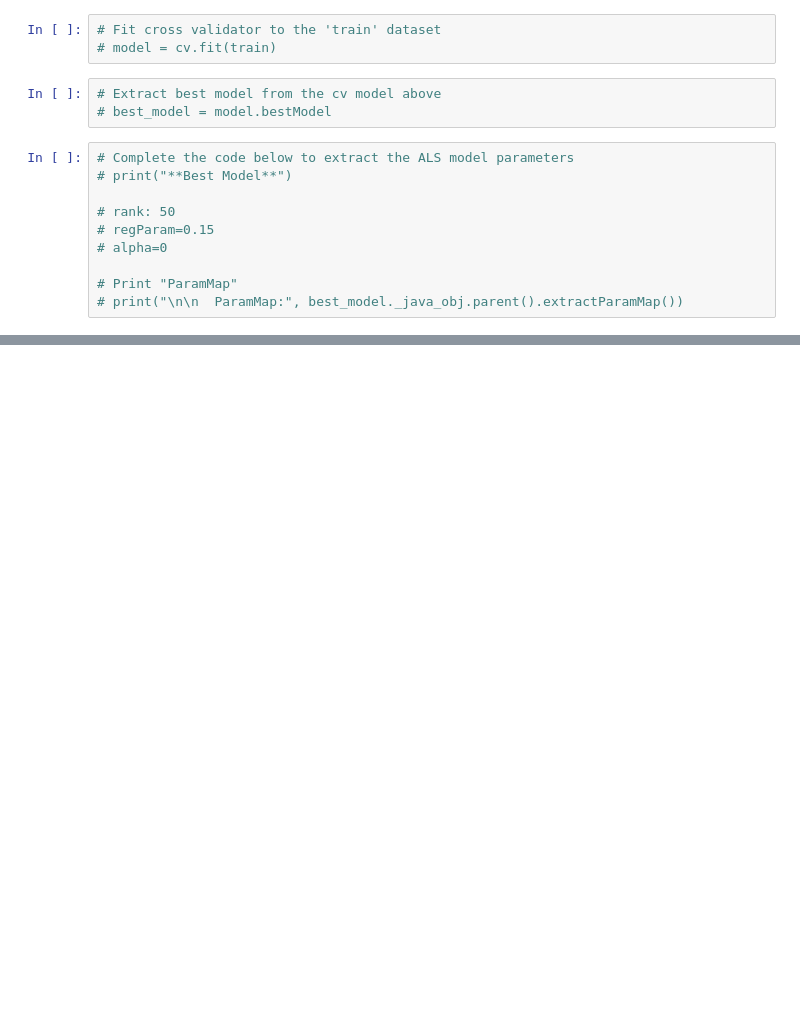
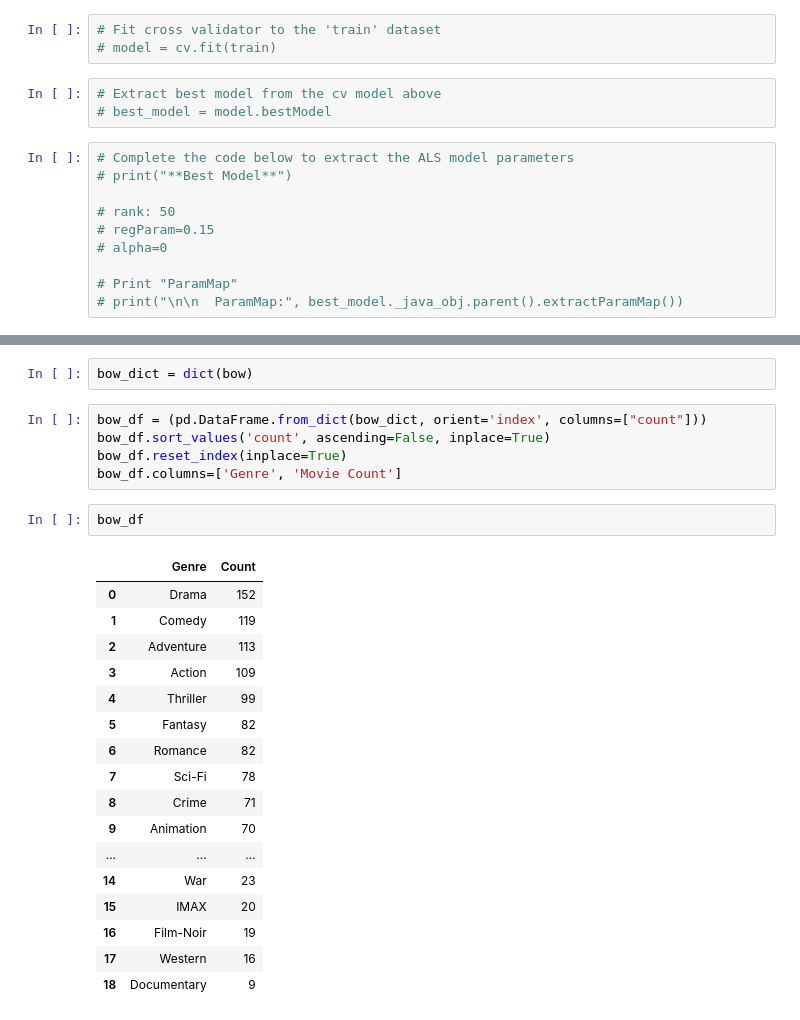
Before and after one commit to SinShady/Movie-Recommender, a Jupyter notebook: notebooks/exploratory/Sindhu-eda.ipynb, the cells around one changed output, grey strips where cells are left out. Cells and saved outputs as stored; diff of their text form; blank space fills up the shorter version.

```diff
--- a/notebooks/exploratory/Sindhu-eda.ipynb
+++ b/notebooks/exploratory/Sindhu-eda.ipynb
@@ -332,0 +461,27 @@ only showing top 20 rows
+# %%
+bow_dict = dict(bow)
+# %%
+bow_df = (pd.DataFrame.from_dict(bow_dict, orient='index', columns=["count"]))
+bow_df.sort_values('count', ascending=False, inplace=True)
+bow_df.reset_index(inplace=True)
+bow_df.columns=['Genre', 'Movie Count']
+# %%
+bow_df
+# %% [output]
+|  | Genre | Count |
+| 0 | Drama | 152 |
+| 1 | Comedy | 119 |
+| 2 | Adventure | 113 |
+| 3 | Action | 109 |
+| 4 | Thriller | 99 |
+| 5 | Fantasy | 82 |
+| 6 | Romance | 82 |
+| 7 | Sci-Fi | 78 |
+| 8 | Crime | 71 |
+| 9 | Animation | 70 |
+| ... | ... | ... |
+| 14 | War | 23 |
+| 15 | IMAX | 20 |
+| 16 | Film-Noir | 19 |
+| 17 | Western | 16 |
+| 18 | Documentary | 9 |
```
Also changed, not shown: parts of 22 cells of this notebook, 2 other files.
